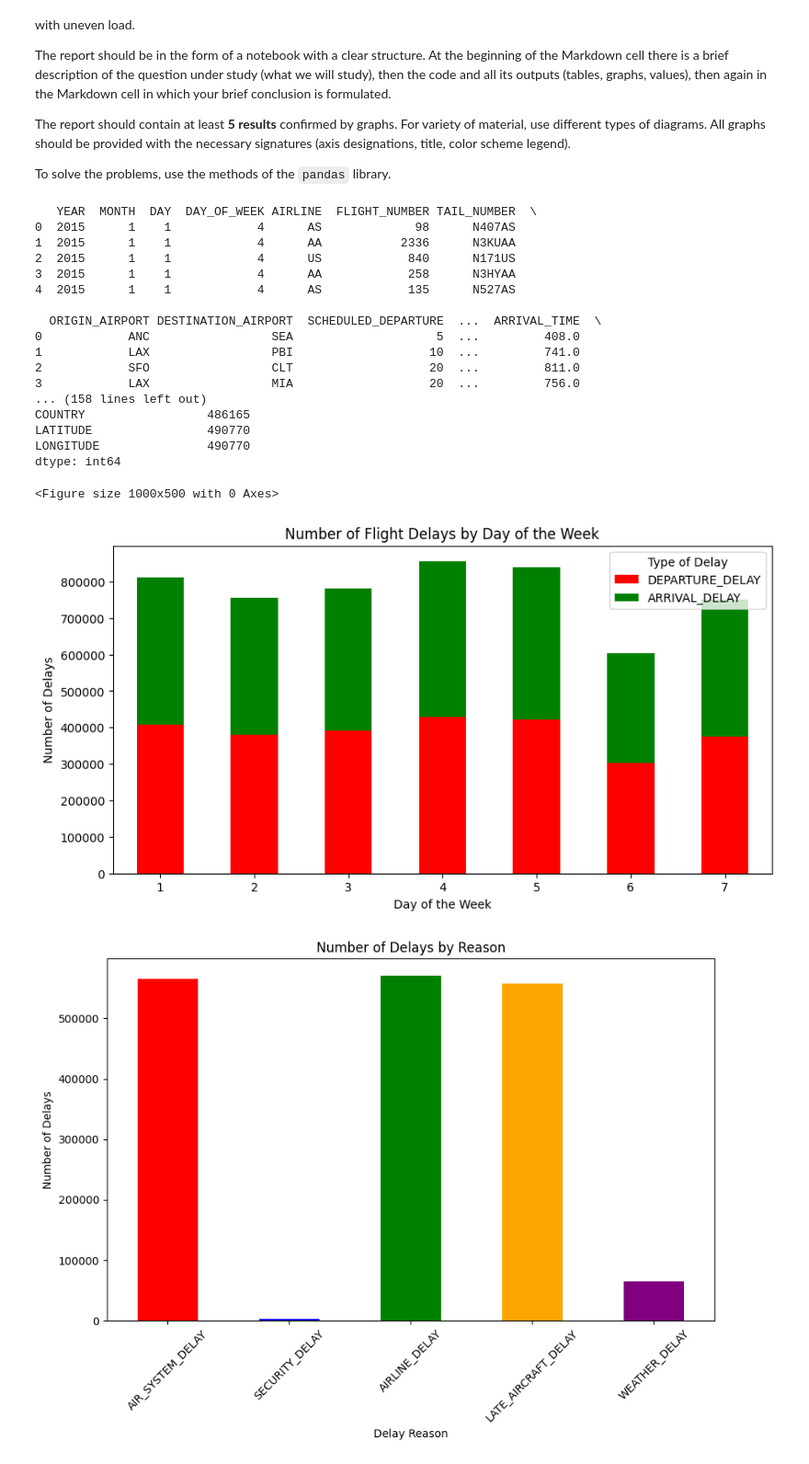
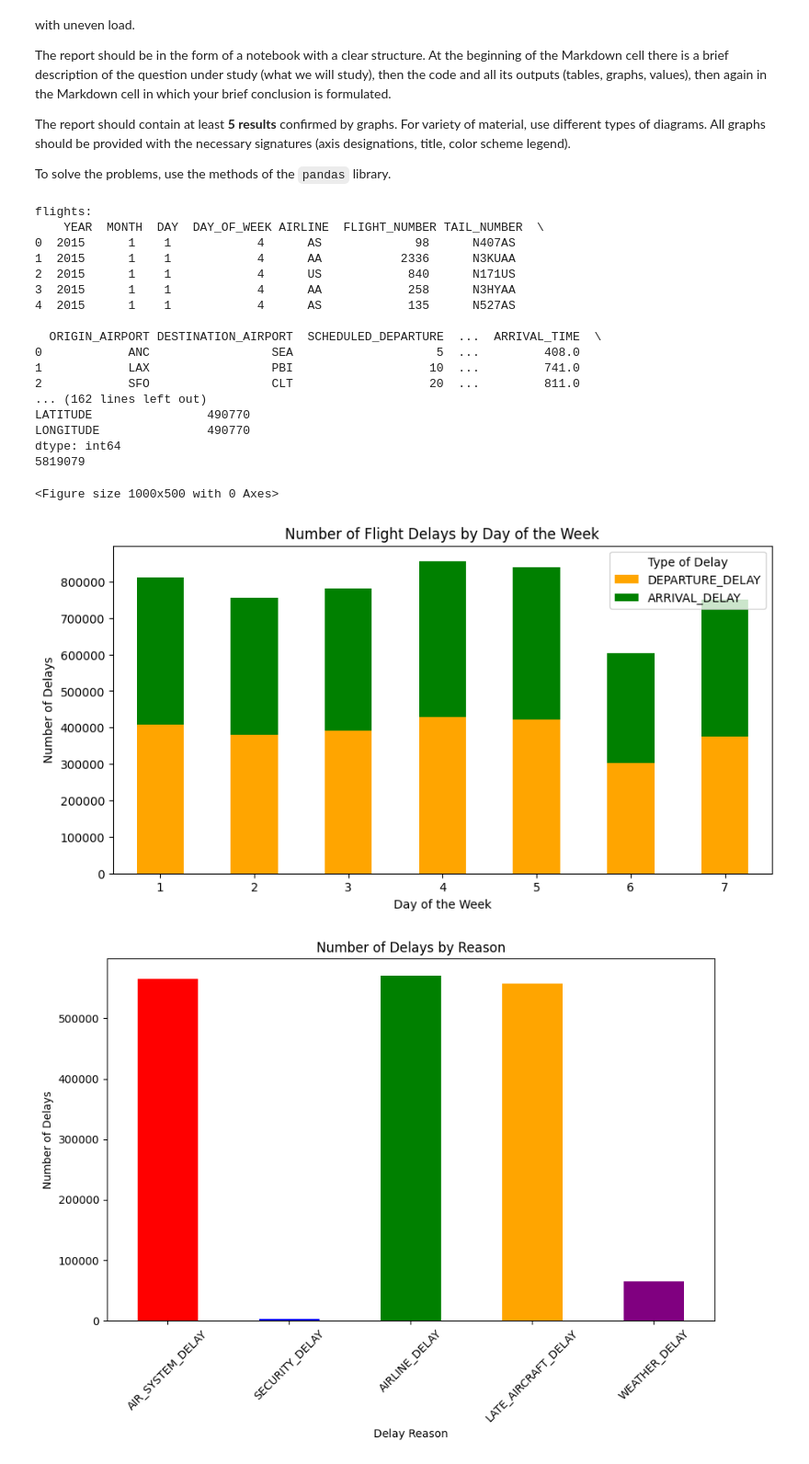
Before and after one commit to KalachevRoman/msu_homework, a Jupyter notebook: homework_4.ipynb, the cells around one changed output. Shown at 92% size. Cells and saved outputs as stored; diff of their text form; code cells hidden in the pictures.

```diff
--- a/homework_4.ipynb
+++ b/homework_4.ipynb
@@ -18,11 +18,11 @@ import seaborn as sns
 
 #загрузка данных
 flights = pd.read_csv("flights.csv")
-print(flights.head())
+print("flights:\n", flights.head())
 airlines = pd.read_csv("airlines.csv")
-print(airlines.head())
+print("airlines:\n", airlines.head())
 airports = pd.read_csv("airports.csv")
-print(airports.head())
+print("airports:\n", airports.head())
 
 #объединение данных
 #добавление к таблице flights колонки с полным названием авиалиний
@@ -38,8 +38,11 @@ print("\nFlights Data Info:")
 print(flights.info())
 print("\nMissing Values:")
 print(flights.isnull().sum())
+
+print(len(flights))
 # %% [output]
-   YEAR  MONTH  DAY  DAY_OF_WEEK AIRLINE  FLIGHT_NUMBER TAIL_NUMBER  \
+flights:
+    YEAR  MONTH  DAY  DAY_OF_WEEK AIRLINE  FLIGHT_NUMBER TAIL_NUMBER  \
 0  2015      1    1            4      AS             98      N407AS
 1  2015      1    1            4      AA           2336      N3KUAA
 2  2015      1    1            4      US            840      N171US
@@ -50,32 +53,31 @@ print(flights.isnull().sum())
 0            ANC                 SEA                    5  ...         408.0
 1            LAX                 PBI                   10  ...         741.0
 2            SFO                 CLT                   20  ...         811.0
-3            LAX                 MIA                   20  ...         756.0
-... (158 lines left out)
-COUNTRY                 486165
+... (162 lines left out)
 LATITUDE                490770
 LONGITUDE               490770
 dtype: int64
+5819079
 # %%
 #анализ задержек по дням недели
 #берем рейсы с задержками, группируем их по дням недели и считаем количество для каждого дня
 delay_conditions = (flights["DEPARTURE_DELAY"] > 0) | (flights["ARRIVAL_DELAY"] > 0)
 weekly_delays = flights[delay_conditions].groupby("DAY_OF_WEEK")[["DEPARTURE_DELAY", "ARRIVAL_DELAY"]].count()
 
 plt.figure(figsize=(10, 5))
-weekly_delays.plot(kind="bar", stacked=True, figsize=(10, 5), color=["red", "green"])
+weekly_delays.plot(kind="bar", stacked=True, figsize=(10, 5), color=["orange", "green"])
 plt.title("Number of Flight Delays by Day of the Week")
 plt.xlabel("Day of the Week")
 plt.ylabel("Number of Delays")
 plt.legend(title="Type of Delay")
 plt.xticks(rotation=0)
 plt.show()
 
 #из графика видно, что в основном количество задержек растпредлено равномерно,
-#но в будние дни их обычно больше, чем в выходные
+#но в будние дни их обычно больше, чем в выходные + их кол-во увеличивается под конец рабочей недели
 # %% [output]
 <Figure size 1000x500 with 0 Axes>
-[figure, old version]
+[figure, new version]
 # %%
 #анализ задержек по причинам
 #выделяем причины задержек, считаем их количество
```
Also changed, not shown: parts of 4 cells of this notebook.
